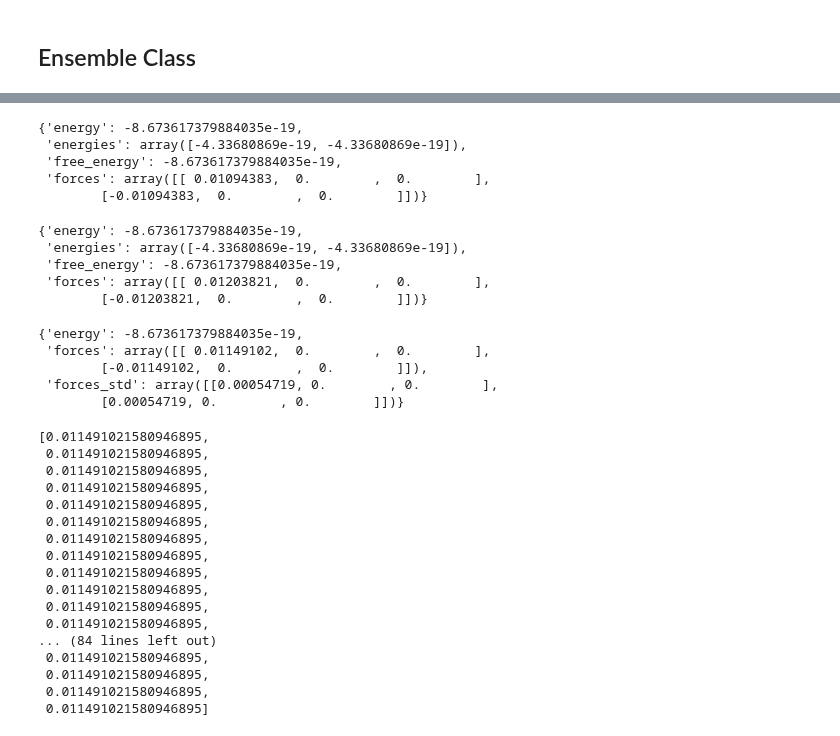
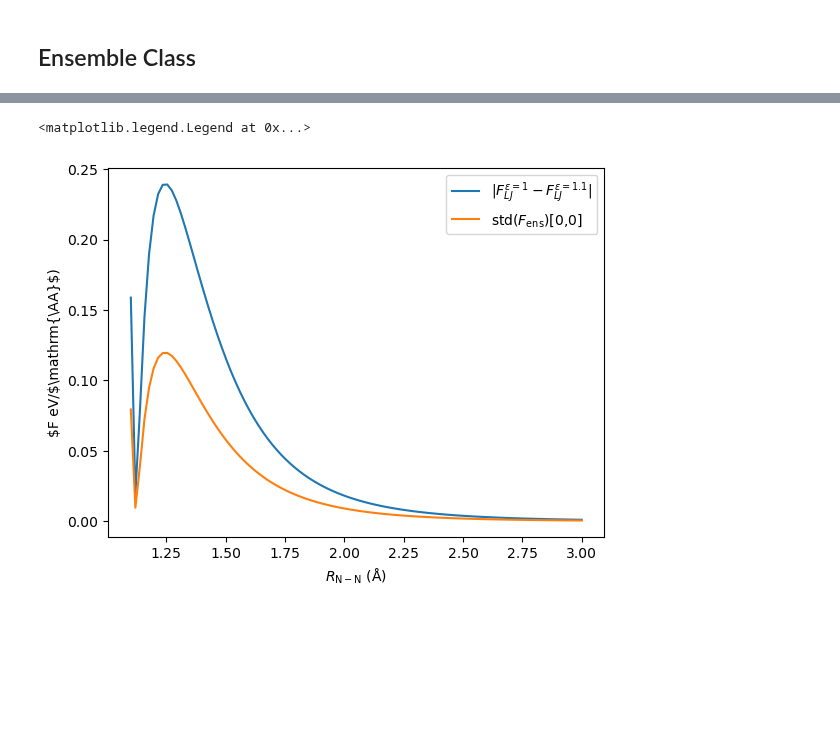
Before and after one commit to globus-labs/cascade, a Jupyter notebook: 2_cascade/2_prototype-audits.ipynb, the cells around one changed output, grey strips where cells are left out. Cells and saved outputs as stored; diff of their text form; code cells hidden in the pictures; blank space fills up the shorter version.

```diff
--- a/2_cascade/2_prototype-audits.ipynb
+++ b/2_cascade/2_prototype-audits.ipynb
@@ -46,6 +52,24 @@ def apply_calculator(
         atoms.calc = calc
         atoms.get_forces()
     return traj
+# %%
+def apply_calculator(
+    calc: ase.calculators.calculator.Calculator,
+    traj: List[ase.Atoms]) -> pd.DataFrame:
+    """Run a calculator on every atoms object in a list"""
+
+    traj = deepcopy(traj)
+    results = []
+    for atoms in traj:
+        # todo: save the calculator on the atoms
+        #       serialize/deserialize to cache singlepointcalculator
+        calc.calculate(atoms)
+        this_result = calc.results.copy()
+        this_result['atoms'] = atoms.copy()
+        this_result['position'] = atoms.positions[1,0]
+        this_result['force'] = this_result[forces][0,0]
+        results.append(this_result)
+    return pd.DataFrame(results)
 # %%
 lj1, lj2  = LennardJones(sigma=1, eps=1), LennardJones(sigma=1, epsilon=1.1)
 # %%
@@ -140,24 +117,13 @@ traj_ens = apply_calculator(ens, traj_base)
+# %%
+traj_ens['UQ'] = traj_ens['atoms'].map(lambda a: a.info['forces_std'][0,0])
+# %%
+plt.plot(traj_lj1['position'], (traj_lj1['force'] - traj_lj2['force']).abs(), label='$|F^{\epsilon=1}_{LJ} - F^{\epsilon=1.1}_{LJ}|$')
+plt.plot(traj_ens['position'], traj_ens['UQ'], label='std($F_\mathrm{ens}$)[0,0]')
+plt.ylabel('$F eV/$\mathrm{\AA}$)')
+plt.xlabel('$R_\mathrm{{N-N}}$ ($\mathrm{\AA}$)')
+plt.legend()
+# %% [output]
+<matplotlib.legend.Legend at 0x...>
+[figure, added]
 # %%
-traj_lj1[0].calc.results
+traj_ens['atoms'][0].calc
-# %% [output]
-{'energy': -8.673617379884035e-19,
- 'energies': array([-4.33680869e-19, -4.33680869e-19]),
- 'free_energy': -8.673617379884035e-19,
- 'forces': array([[ 0.01094383,  0.        ,  0.        ],
-        [-0.01094383,  0.        ,  0.        ]])}
-# %%
-traj_lj2[0].calc.results
-# %% [output]
-{'energy': -8.673617379884035e-19,
- 'energies': array([-4.33680869e-19, -4.33680869e-19]),
- 'free_energy': -8.673617379884035e-19,
- 'forces': array([[ 0.01203821,  0.        ,  0.        ],
-        [-0.01203821,  0.        ,  0.        ]])}
-# %%
-traj_ens[10].calc.results
-# %% [output]
-{'energy': -8.673617379884035e-19,
- 'forces': array([[ 0.01149102,  0.        ,  0.        ],
-        [-0.01149102,  0.        ,  0.        ]]),
- 'forces_std': array([[0.00054719, 0.        , 0.        ],
-        [0.00054719, 0.        , 0.        ]])}
@@ -166,20 +129,0 @@ traj_uq = [atoms.calc.results['forces_std'][0,0] for atoms in traj_ens]
-# %%
-[atoms.calc.results['forces'][0,0] for atoms in traj_ens]
-# %% [output]
-[0.011491021580946895,
- 0.011491021580946895,
- 0.011491021580946895,
- 0.011491021580946895,
- 0.011491021580946895,
- 0.011491021580946895,
- 0.011491021580946895,
- 0.011491021580946895,
- 0.011491021580946895,
- 0.011491021580946895,
- 0.011491021580946895,
- 0.011491021580946895,
-... (84 lines left out)
- 0.011491021580946895,
- 0.011491021580946895,
- 0.011491021580946895,
- 0.011491021580946895]
```
Also changed, not shown: parts of 22 cells of this notebook.
